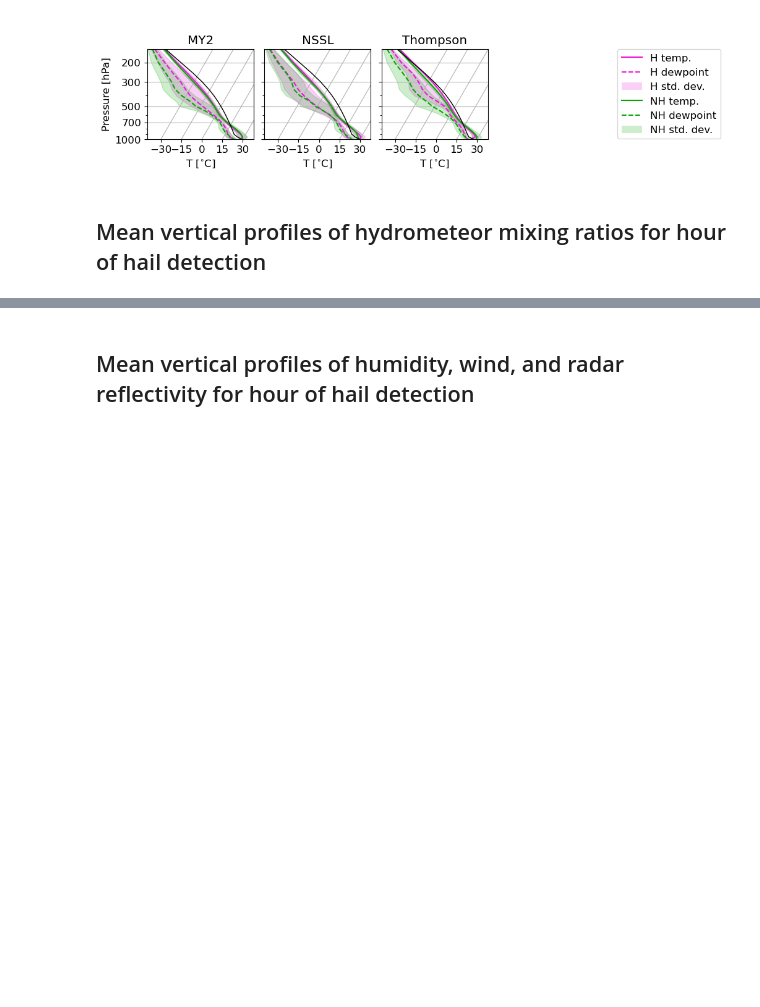
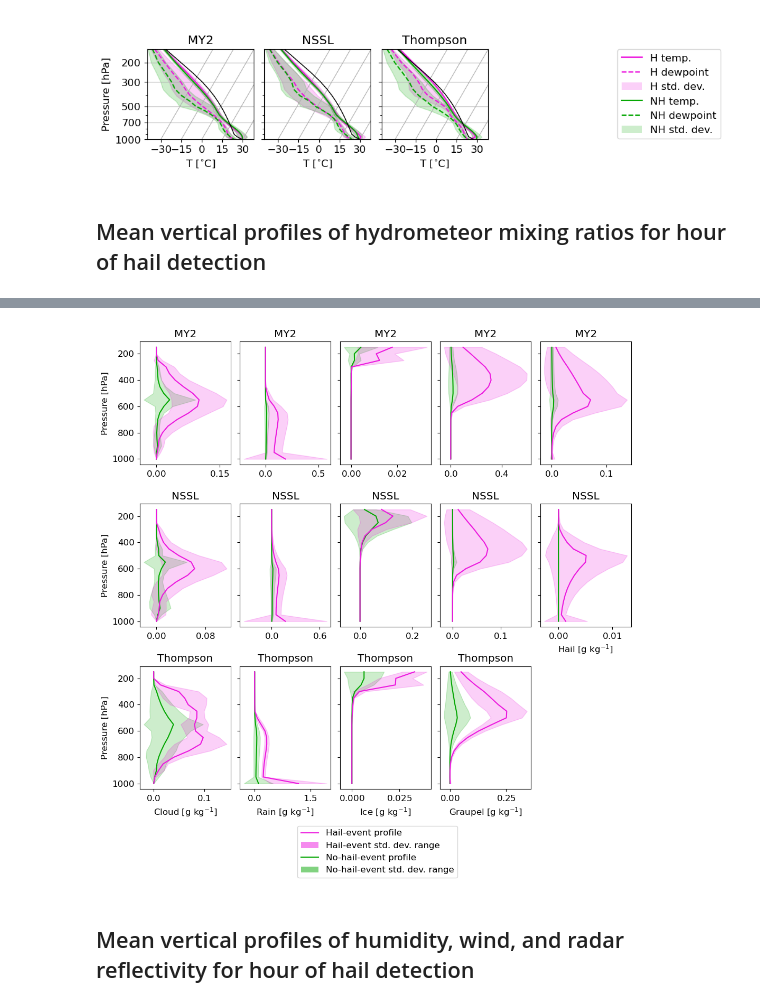
Before and after one commit to traupach/aus_tropics_hail, a Jupyter notebook: analysis/aus_tropics_hail.ipynb, the cells around one changed output, grey strips where cells are left out. Saved outputs shown, nothing was run; the diff lists cells and outputs as text; code cells hidden in the pictures; blank space fills up the shorter version.

```diff
--- a/analysis/aus_tropics_hail.ipynb
+++ b/analysis/aus_tropics_hail.ipynb
@@ -399,3 +402,21 @@ nh.comp_profiles(
+# %%
+nh.comp_profiles(
+    dat=spatial_means,
+    factor=1000,
+    variables=['qcloud_at_p', 'qrain_at_p', 'qice_at_p', 'qgraup_at_p', 'qhail_at_p'],
+    varnames={
+        'qcloud_at_p': 'Cloud [g kg$^{-1}$]',
+        'qrain_at_p': 'Rain [g kg$^{-1}$]',
+        'qice_at_p': 'Ice [g kg$^{-1}$]',
+        'qgraup_at_p': 'Graupel [g kg$^{-1}$]',
+        'qhail_at_p': 'Hail [g kg$^{-1}$]',
+    },
+    figsize=(12, 11),
+    file='paper/supplementary/hydromets_micro.pdf',
+    hail_indicator='microphysics',
+)
+# %% [output]
+[figure, added]
 # %% [markdown]
 ## Mean vertical profiles of humidity, wind, and radar reflectivity for hour of hail detection
 # %%
```
Also changed, not shown: parts of 1 cell of this notebook, 4 other files.
